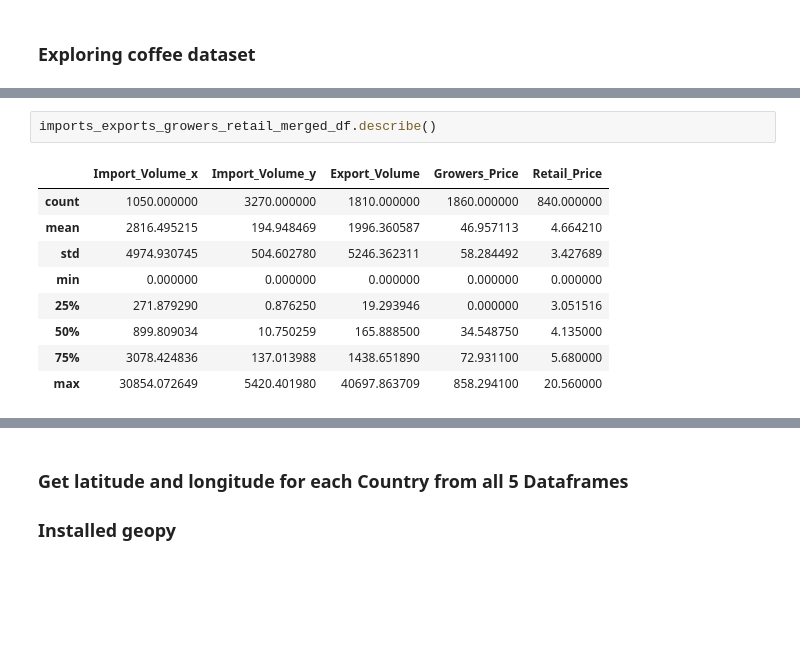
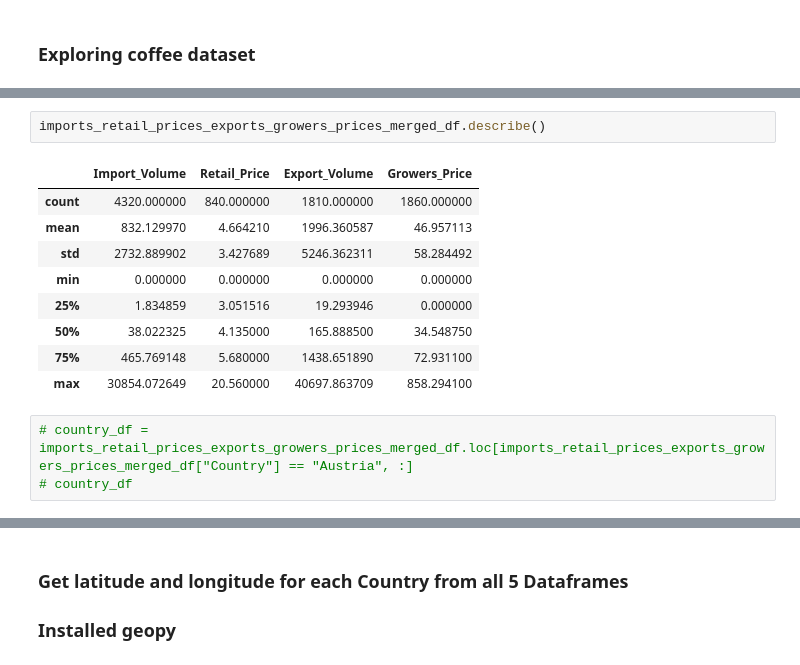
Before and after one commit to SandraBotica/Project-3, a Jupyter notebook: coffee_data.ipynb, the cells around one changed output, grey strips where cells are left out. Saved outputs shown, nothing was run; the diff lists cells and outputs as text; blank space fills up the shorter version.

```diff
--- a/coffee_data.ipynb
+++ b/coffee_data.ipynb
@@ -327,13 +247,16 @@ memory usage: 503.0+ KB
 # %%
-imports_exports_growers_retail_merged_df.describe()
+imports_retail_prices_exports_growers_prices_merged_df.describe()
 # %% [output]
-|  | Import_Volume_x | Import_Volume_y | Export_Volume | Growers_Price | Retail_Price |
-| count | 1050.000000 | 3270.000000 | 1810.000000 | 1860.000000 | 840.000000 |
-| mean | 2816.495215 | 194.948469 | 1996.360587 | 46.957113 | 4.664210 |
-| std | 4974.930745 | 504.602780 | 5246.362311 | 58.284492 | 3.427689 |
-| min | 0.000000 | 0.000000 | 0.000000 | 0.000000 | 0.000000 |
-| 25% | 271.879290 | 0.876250 | 19.293946 | 0.000000 | 3.051516 |
-| 50% | 899.809034 | 10.750259 | 165.888500 | 34.548750 | 4.135000 |
-| 75% | 3078.424836 | 137.013988 | 1438.651890 | 72.931100 | 5.680000 |
-| max | 30854.072649 | 5420.401980 | 40697.863709 | 858.294100 | 20.560000 |
+|  | Import_Volume | Retail_Price | Export_Volume | Growers_Price |
+| count | 4320.000000 | 840.000000 | 1810.000000 | 1860.000000 |
+| mean | 832.129970 | 4.664210 | 1996.360587 | 46.957113 |
+| std | 2732.889902 | 3.427689 | 5246.362311 | 58.284492 |
+| min | 0.000000 | 0.000000 | 0.000000 | 0.000000 |
+| 25% | 1.834859 | 3.051516 | 19.293946 | 0.000000 |
+| 50% | 38.022325 | 4.135000 | 165.888500 | 34.548750 |
+| 75% | 465.769148 | 5.680000 | 1438.651890 | 72.931100 |
+| max | 30854.072649 | 20.560000 | 40697.863709 | 858.294100 |
+# %%
+# country_df = imports_retail_prices_exports_growers_prices_merged_df.loc[imports_retail_prices_exports_growers_prices_merged_df["Country"] == "Austria", :]
+# country_df
 # %%
```
Also changed, not shown: parts of 16 cells of this notebook, 11 other files.
